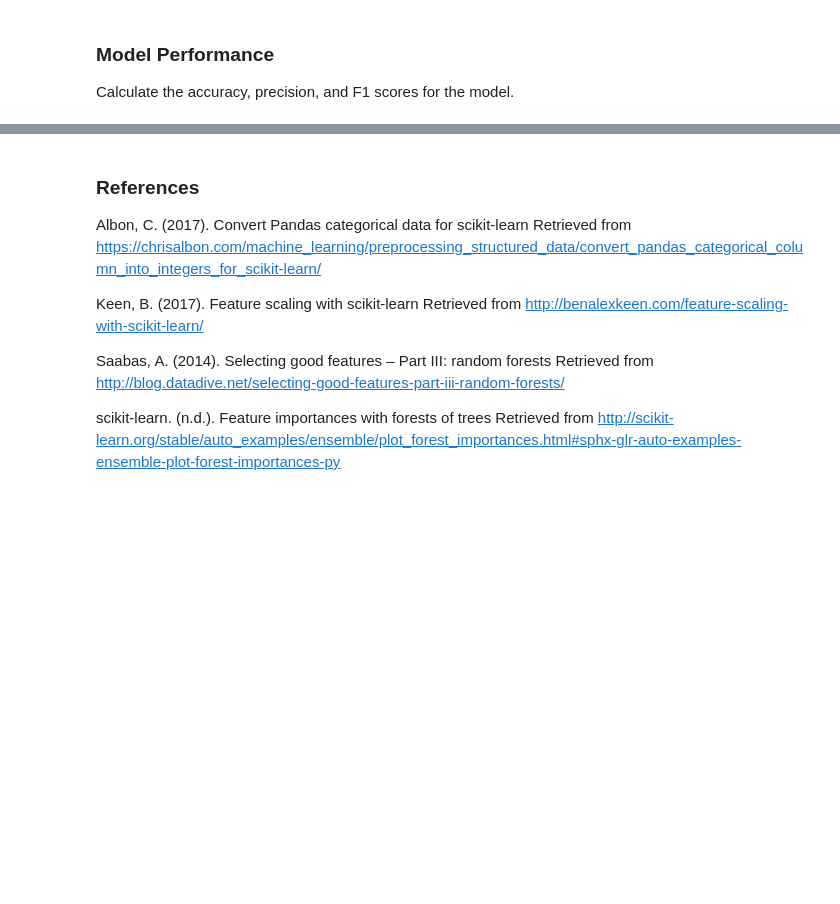
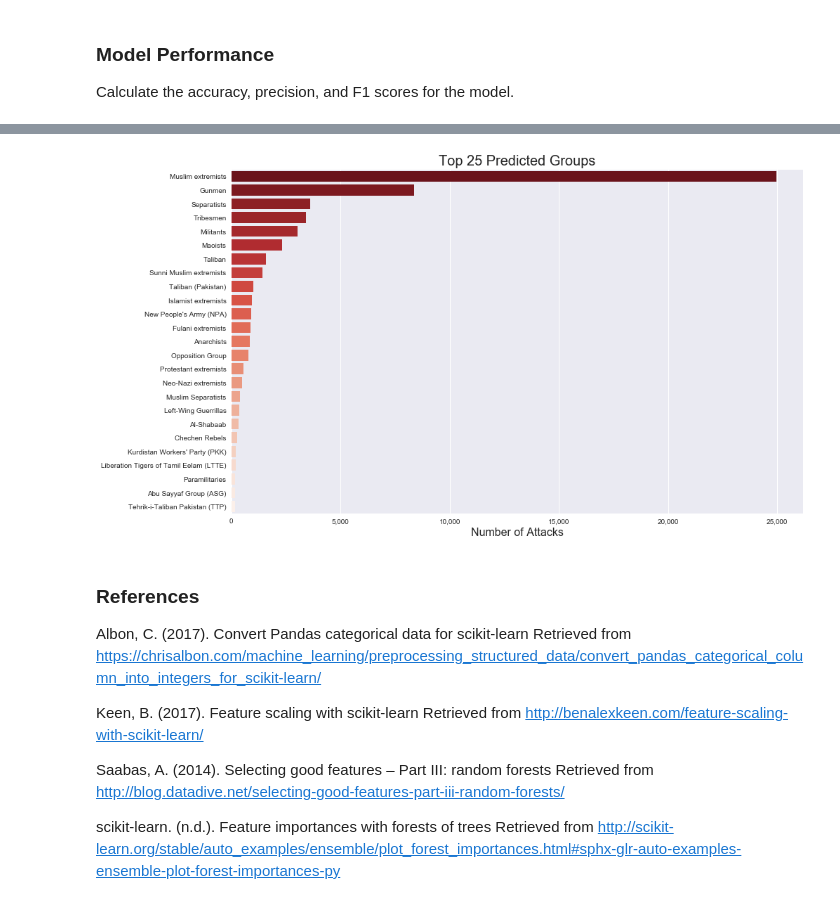
Before and after one commit to tcskowronek/predicting-terrorist-attacks, a Jupyter notebook: src/04-Perpetrator-Classification.ipynb, the cells around one changed output, grey strips where cells are left out. Cells and saved outputs as stored; diff of their text form; code cells hidden in the pictures; blank space fills up the shorter version.

```diff
--- a/src/04-Perpetrator-Classification.ipynb
+++ b/src/04-Perpetrator-Classification.ipynb
@@ -371,0 +393,26 @@ F1: 0.9263998944054898
+# %%
+# Predictor variables
+X_unknown = pd.get_dummies(unknown_maj_groups.drop(['gname'], axis=1), drop_first=True)
+
+
+# Predict labels on the unknown dataset
+pred_labels2 = rf1.predict(X_unknown)
+# %%
+# Get the list of predicted labels for unknown observations
+unknown_preds = list(le.inverse_transform(pred_labels2))
+
+# Calculate the counts for each group
+unknown_counts = collections.Counter(unknown_preds)
+
+# Top 25 unknown
+unknown_top25 = pd.DataFrame(unknown_counts.most_common()[0:25], columns=['Group', 'Attacks'])
+
+cumsum = 0
+
+# Display the top 25 groups with counts
+for index, row in unknown_top25.iterrows():
+    print("{} : {}".format(row['Group'], row['Attacks']))
+    cumsum += row['Attacks']
+
+
+print("\nTop 25 Account For: {}%".format((cumsum / X_unknown.shape[0])*100))
@@ -372,3 +437,20 @@ F1: 0.9263998944054898
+# %%
+# Set the color palette in reverse
+colors = sns.color_palette('Reds', len(unknown_top25))
+colors.reverse()
+plt.figure(figsize=(14.6, 9.0))
+
+# Plot bar chart with index as y values
+ax = sns.barplot(unknown_top25.Attacks, unknown_top25.index, orient='h', palette=colors)
+ax.get_xaxis().set_major_formatter(plt.FuncFormatter(lambda x, loc: "{:,}".format(int(x))))
+
+# Reset the y labels
+ax.set_yticklabels(unknown_top25.Group)
+ax.set_xlabel(xlabel='Number of Attacks', fontsize=16)
+ax.set_title(label='Top 25 Predicted Groups', fontsize=20)
+plt.show();
+# %% [output]
+[figure, added]
 # %% [markdown]
 ### References
 
```
Also changed, not shown: parts of 19 cells of this notebook.
